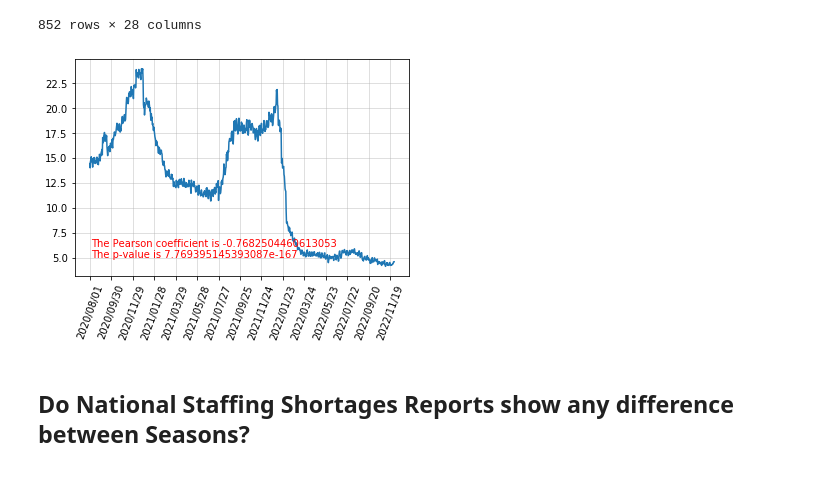
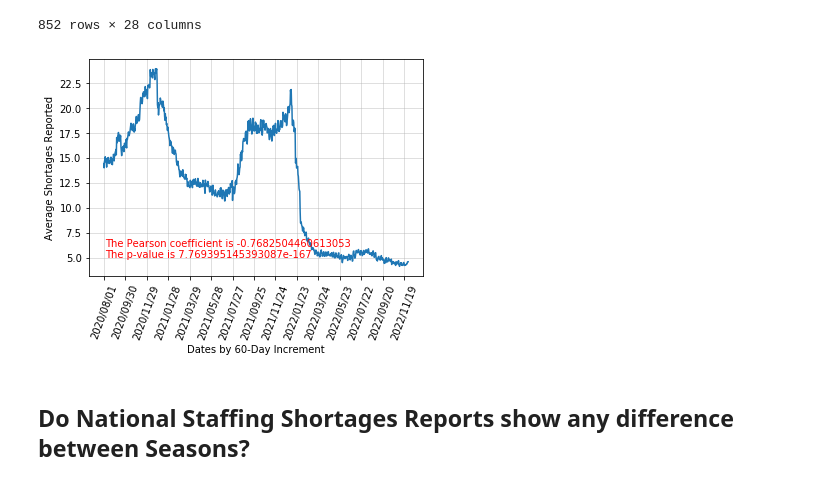
Before and after one commit to nkeplinger/healthcare_module7, a Jupyter notebook: Chronological_Analysis.ipynb, the cells around one changed output. Saved outputs shown, nothing was run; the diff lists cells and outputs as text; code cells hidden in the pictures.

```diff
--- a/Chronological_Analysis.ipynb
+++ b/Chronological_Analysis.ipynb
@@ -152,14 +152,16 @@ mean_by_date
 # %%
 # Display reduced data for shortages across the timespan
 plt.plot(mean_by_date['date'], mean_by_date['critical_staffing_shortage_today_yes'])
 plt.xticks(ticks=np.arange(0, 883, 60), rotation=70)
 plt.grid(alpha=.5)
+plt.xlabel('Dates by 60-Day Increment')
+plt.ylabel('Average Shortages Reported')
 plt.annotate(f"""The Pearson coefficient is {st.pearsonr(mean_by_date['index'], mean_by_date['critical_staffing_shortage_today_yes'])[0]}
 The p-value is {st.pearsonr(mean_by_date['index'], mean_by_date['critical_staffing_shortage_today_yes'])[1]}""", (5,5), color='red')
 plt.savefig('output/1-3', bbox_inches='tight')
 plt.show()
 # %% [output]
-[figure, old version]
+[figure, new version]
 # %% [markdown]
 ## Do National Staffing Shortages Reports show any difference between Seasons?
 # %%
```
Also changed, not shown: parts of 4 cells of this notebook, 5 other files.
